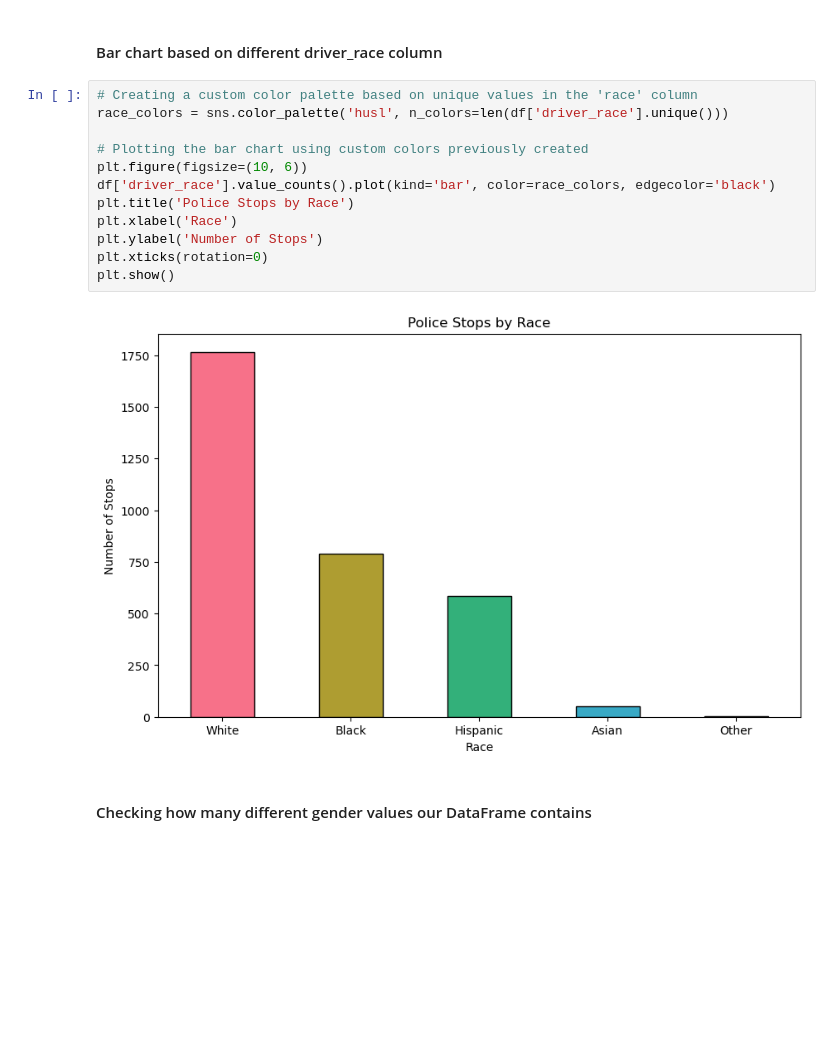
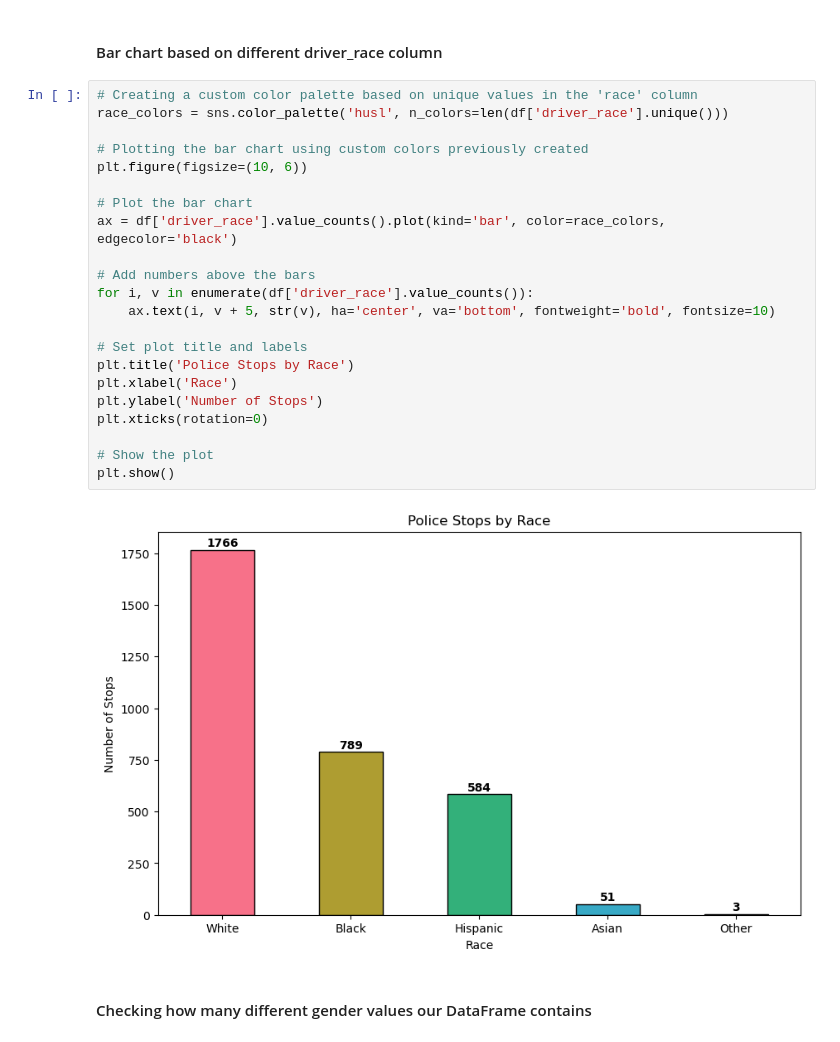
Before and after one commit to HecticBrah/pandas_projects, a Jupyter notebook: jupyter notebooks/police_df_graphs.ipynb, the cells around one changed output. Saved outputs shown, nothing was run; the diff lists cells and outputs as text; blank space fills up the shorter version.

```diff
--- a/jupyter notebooks/police_df_graphs.ipynb
+++ b/jupyter notebooks/police_df_graphs.ipynb
@@ -52,17 +52,27 @@ Name: driver_race, dtype: int64
 # %%
 # Creating a custom color palette based on unique values in the 'race' column
 race_colors = sns.color_palette('husl', n_colors=len(df['driver_race'].unique()))
 
 # Plotting the bar chart using custom colors previously created
 plt.figure(figsize=(10, 6))
-df['driver_race'].value_counts().plot(kind='bar', color=race_colors, edgecolor='black')
+
+# Plot the bar chart
+ax = df['driver_race'].value_counts().plot(kind='bar', color=race_colors, edgecolor='black')
+
+# Add numbers above the bars
+for i, v in enumerate(df['driver_race'].value_counts()):
+    ax.text(i, v + 5, str(v), ha='center', va='bottom', fontweight='bold', fontsize=10)
+
+# Set plot title and labels
 plt.title('Police Stops by Race')
 plt.xlabel('Race')
 plt.ylabel('Number of Stops')
 plt.xticks(rotation=0)
+
+# Show the plot
 plt.show()
 # %% [output]
-[figure, old version]
+[figure, new version]
 # %% [markdown]
 #### Checking how many different gender values our DataFrame contains
 # %%
```
Also changed, not shown: parts of 1 cell of this notebook.
